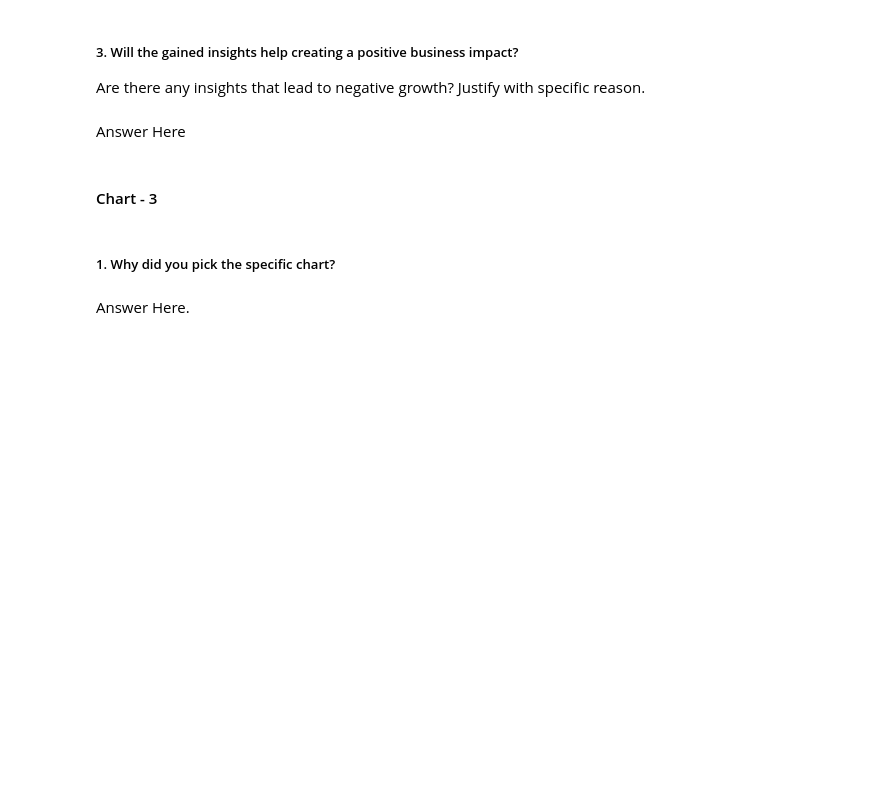
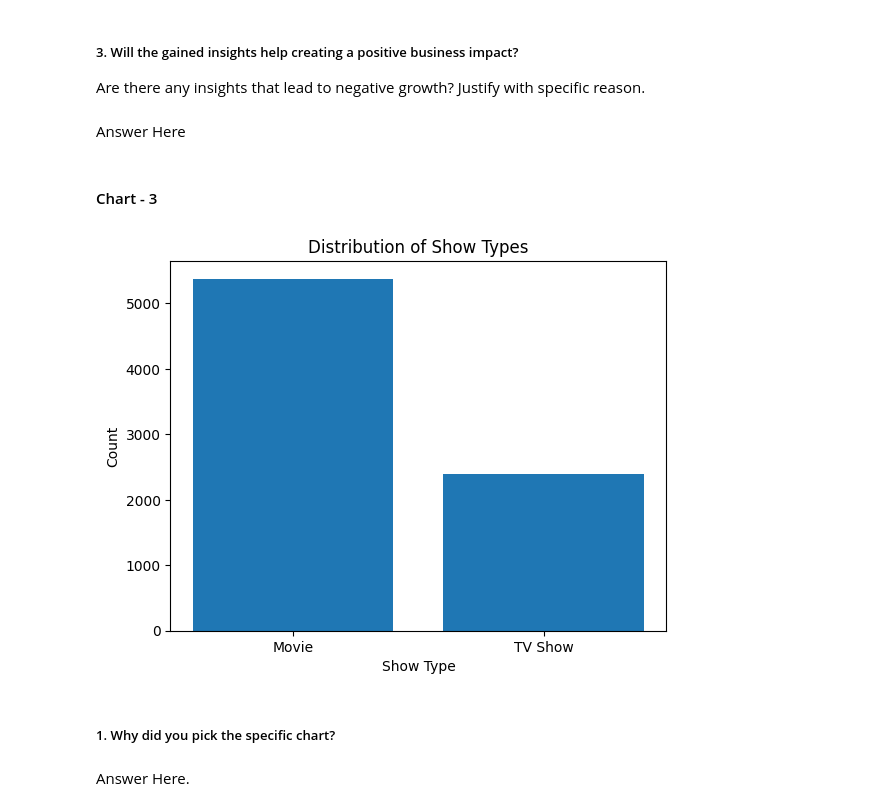
Before and after one commit to ajayd9558/Unsupervised_machine_Larning_project, a Jupyter notebook: Ajay_Netflix_Show_and_Movies_Clustering.ipynb, the cells around one changed output. Saved outputs shown, nothing was run; the diff lists cells and outputs as text; code cells hidden in the pictures; blank space fills up the shorter version.

```diff
--- a/Ajay_Netflix_Show_and_Movies_Clustering.ipynb
+++ b/Ajay_Netflix_Show_and_Movies_Clustering.ipynb
@@ -358,3 +383,14 @@ Answer Here
+# %%
+# Chart - 3 visualization code
+# Bar chart of show types
+show_types = data['type'].value_counts()
+plt.bar(show_types.index, show_types.values)
+plt.xlabel('Show Type')
+plt.ylabel('Count')
+plt.title('Distribution of Show Types')
+plt.show()
+# %% [output]
+[figure, added]
 # %% [markdown]
 ##### 1. Why did you pick the specific chart?
 # %% [markdown]
```
Also changed, not shown: parts of 28 cells of this notebook.
